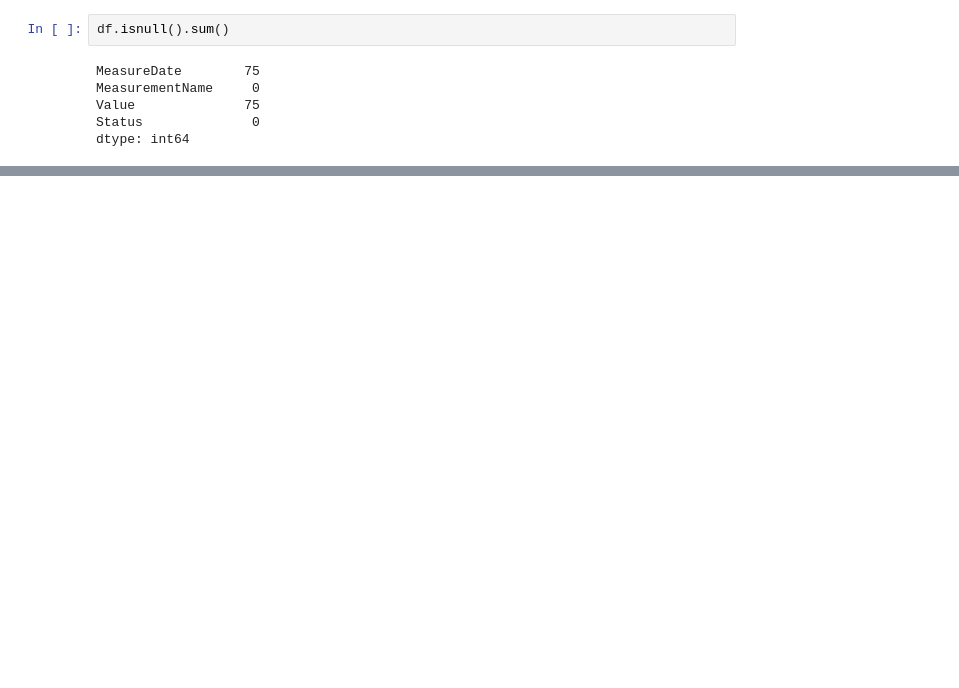
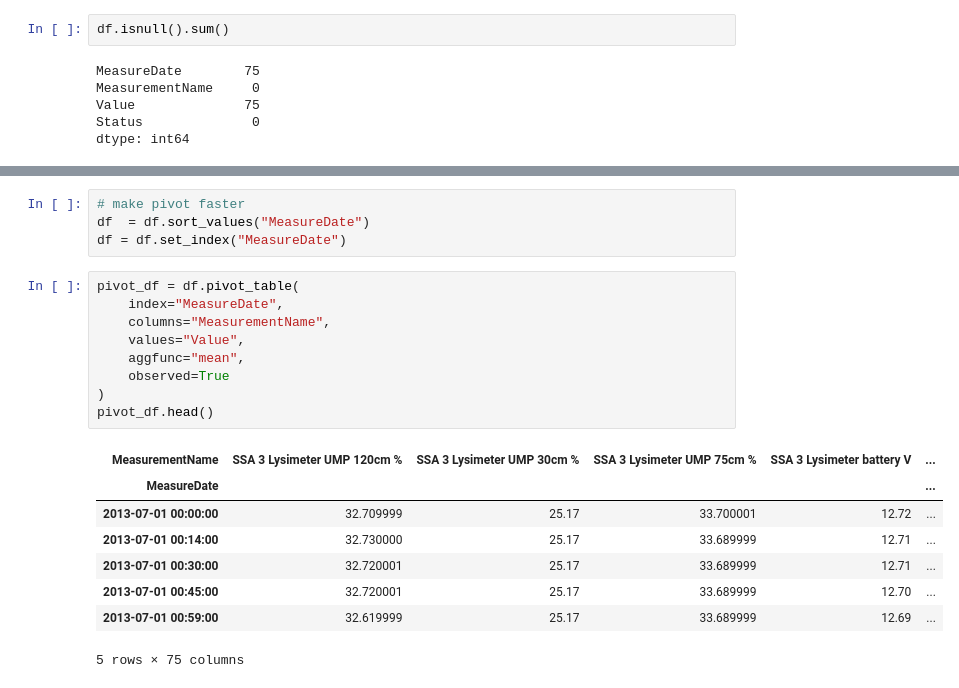
Before and after one commit to Cunoo/MasterThesis, a Jupyter notebook: src/data_prep.ipynb, the cells around one changed output, grey strips where cells are left out. Saved outputs shown, nothing was run; the diff lists cells and outputs as text; blank space fills up the shorter version.

```diff
--- a/src/data_prep.ipynb
+++ b/src/data_prep.ipynb
@@ -46,0 +91,22 @@ dtype: int64
+# %%
+# make pivot faster
+df  = df.sort_values("MeasureDate")
+df = df.set_index("MeasureDate")
+# %%
+pivot_df = df.pivot_table(
+    index="MeasureDate",
+    columns="MeasurementName",
+    values="Value",
+    aggfunc="mean",
+    observed=True
+)
+pivot_df.head()
+# %% [output]
+| MeasurementName | SSA 3 Lysimeter UMP 120cm % | SSA 3 Lysimeter UMP 30cm % | SSA 3 Lysimeter UMP 75cm % | SSA 3 Lysimeter battery V | ... |
+| MeasureDate |  |  |  |  | ... |
+| 2013-07-01 00:00:00 | 32.709999 | 25.17 | 33.700001 | 12.72 | ... |
+| 2013-07-01 00:14:00 | 32.730000 | 25.17 | 33.689999 | 12.71 | ... |
+| 2013-07-01 00:30:00 | 32.720001 | 25.17 | 33.689999 | 12.71 | ... |
+| 2013-07-01 00:45:00 | 32.720001 | 25.17 | 33.689999 | 12.70 | ... |
+| 2013-07-01 00:59:00 | 32.619999 | 25.17 | 33.689999 | 12.69 | ... |
+5 rows × 75 columns
```
Also changed, not shown: parts of 13 cells of this notebook, 3 other files.
